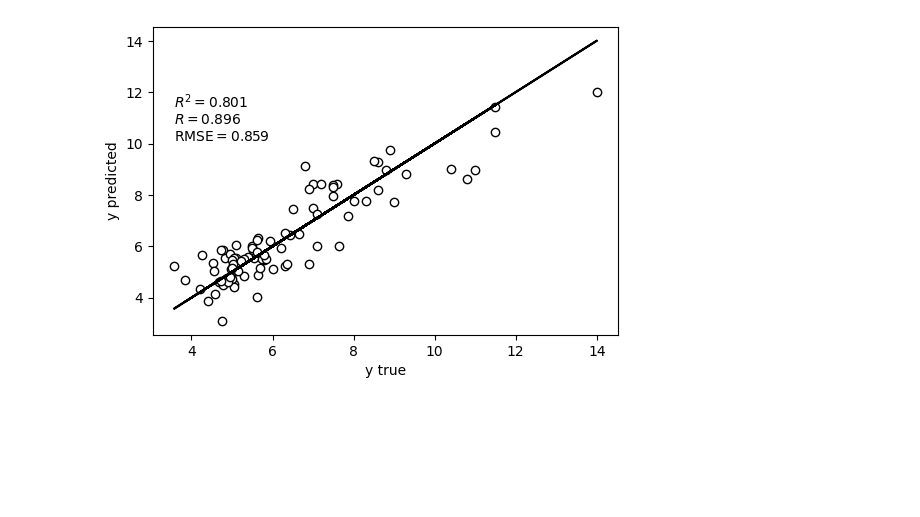
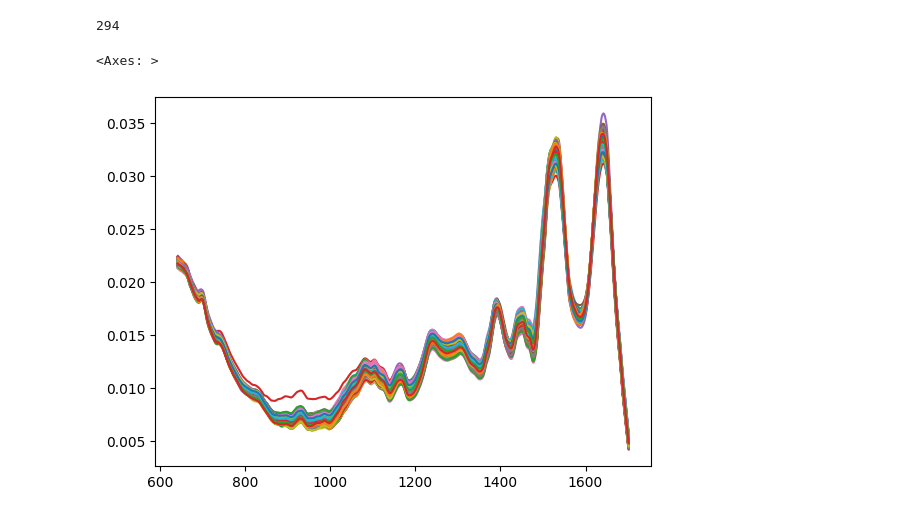
Before and after one commit to MelnychenkoM/hba1c_prediction, a Jupyter notebook: regression.ipynb, the cells around one changed output. Saved outputs shown, nothing was run; the diff lists cells and outputs as text; code cells hidden in the pictures; blank space fills up the shorter version.

```diff
--- a/regression.ipynb
+++ b/regression.ipynb
@@ -493,7 +50,0 @@ plot_number_components(X_train, y_train, cv=10, number_range=(1, 20))
-# %%
-pls = PLSRegression(n_components=7)
-pls.fit(X_train, y_train)
-y_pred = pls.predict(X_test)
-fig, axs = plsr_r2_plot(y_test, y_pred)
-# %% [output]
-[figure, removed]
@@ -499,0 +57,26 @@ fig, axs = plsr_r2_plot(y_test, y_pred)
+# %%
+df = pd.read_csv('data/dataset.csv')
+domain = pd.read_csv('data/domain.csv')
+
+#df = df[df['HbA1c'] < 10]
+max_abs = df.drop(columns=['HbA1c', 'years']).apply(lambda row: True if row.max() > 0.3 else False, axis=1)
+df = df[max_abs]
+#df = df[df['HbA1c'] < 12]
+print(len(df))
+
+X = df.drop(columns=['HbA1c', 'years'])
+y = df['HbA1c']
+years = df['years']
+X.columns = np.ravel(domain)
+
+#X = X.T.apply(lambda col: np.ravel(rubberband_baseline_cor(col))).T
+#X = X.apply(lambda row: row / max(row.iloc[1000:]), axis=1)
+X = X.T.apply(lambda col: savgol_filter(col, window_length=12, polyorder=1)).T
+X = X.apply(lambda row: row / np.linalg.norm(row), axis=1)
+#X = X.apply(lambda row: detrend_spectrum(row, 1), axis=1)
+#X.T.plot(legend=False)
+X.iloc[:, 500:2700].T.plot(legend=False)
+# %% [output]
+294
+<Axes: >
+[figure, added]
```
Also changed, not shown: parts of 49 cells of this notebook, 9 other files.
